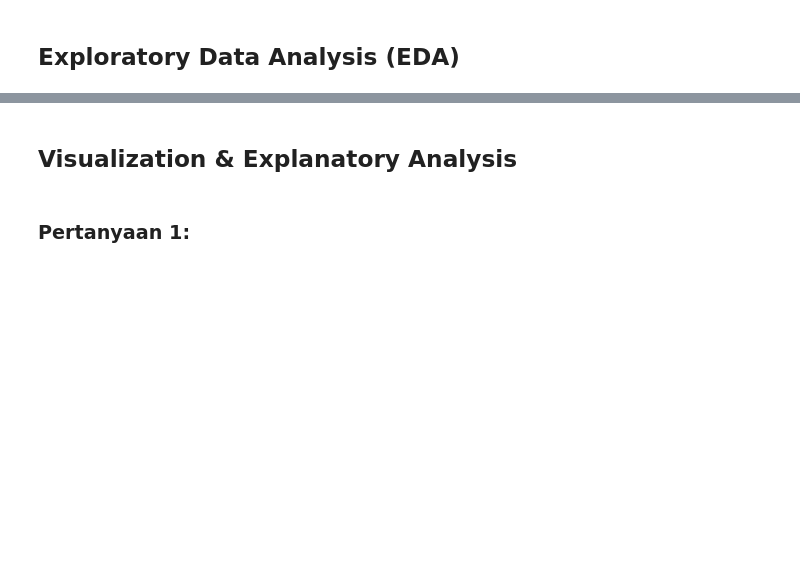
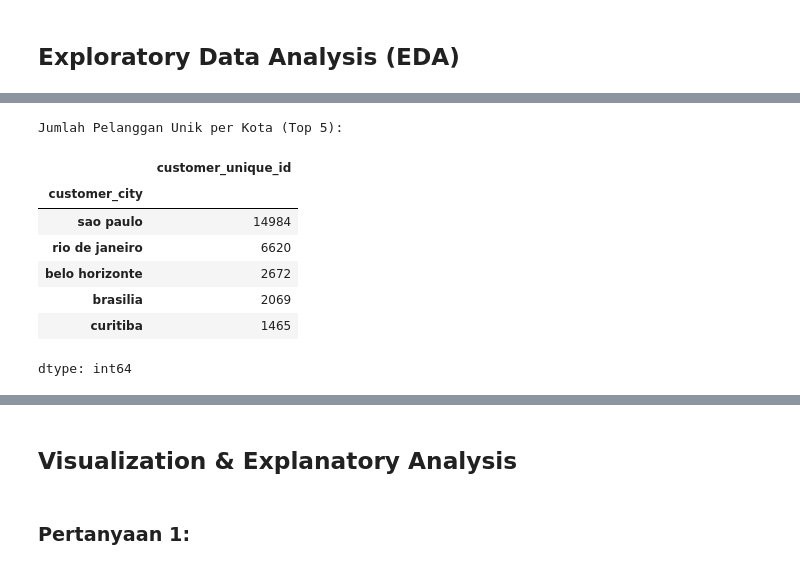
Before and after one commit to saktiworkstation/proyek-analisis-dicoding-1, a Jupyter notebook: Sakti_Proyek_Analisis_Data.ipynb, the cells around one changed output, grey strips where cells are left out. Drawn from its saved outputs; the diff is of its cells as text; code cells hidden in the pictures; blank space fills up the shorter version.

```diff
--- a/Sakti_Proyek_Analisis_Data.ipynb
+++ b/Sakti_Proyek_Analisis_Data.ipynb
@@ -168,0 +214,14 @@ Contoh data penjualan berdasarkan kategori:
+# %%
+# Menampilkan jumlah pesanan unik per kota dan negara bagian (top 5)
+print("\nJumlah Pelanggan Unik per Kota (Top 5):")
+display(customer_orders_df.groupby('customer_city')['customer_unique_id'].nunique().nlargest(5))
+# %% [output]
+Jumlah Pelanggan Unik per Kota (Top 5):
+|  | customer_unique_id |
+| customer_city |  |
+| sao paulo | 14984 |
+| rio de janeiro | 6620 |
+| belo horizonte | 2672 |
+| brasilia | 2069 |
+| curitiba | 1465 |
+dtype: int64
```
Also changed, not shown: parts of 19 cells of this notebook, 2 other files.
